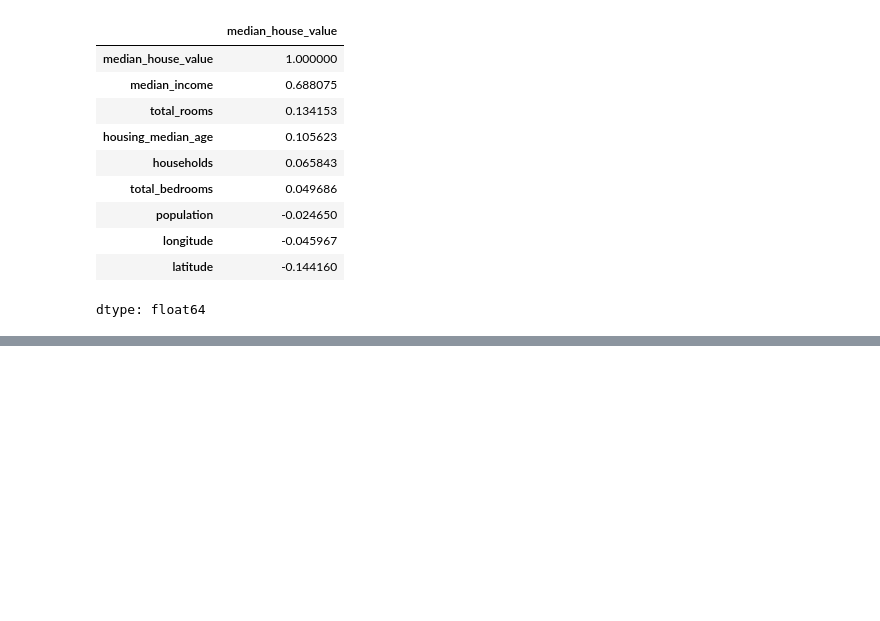
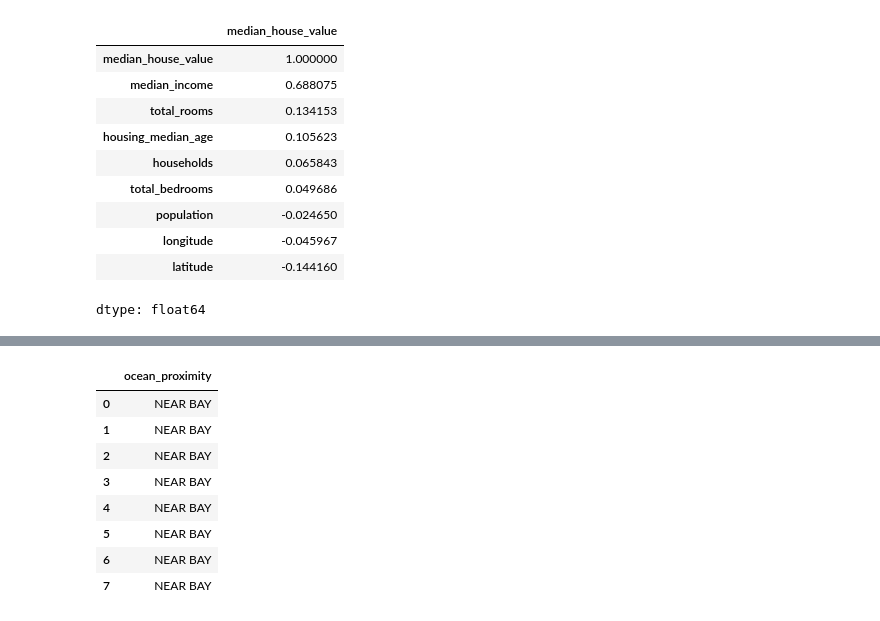
Before and after one commit to julialenc/california-housing-prediction, a Jupyter notebook: notebooks/housing_analysis.ipynb, the cells around one changed output, grey strips where cells are left out. Drawn from its saved outputs; the diff is of its cells as text; code cells hidden in the pictures; blank space fills up the shorter version.

```diff
--- a/notebooks/housing_analysis.ipynb
+++ b/notebooks/housing_analysis.ipynb
@@ -467,0 +783,48 @@ dtype: float64
+# %%
+# Extract and examine CATEGORICAL data (non-numeric columns)
+
+# Step 1: Select the categorical column
+housing_cat = housing[["ocean_proximity"]]
+# Uses DOUBLE brackets [[]] to keep it as a DataFrame (not Series)
+# "ocean_proximity" - Text categories describing location relative to ocean
+# This is our ONLY categorical feature in the dataset
+
+# Step 2: View first 8 rows
+housing_cat.head(8)
+# Displays sample of categorical values
+
+# Expected output:
+#     ocean_proximity
+# 0        NEAR BAY      <- Text category
+# 1        NEAR BAY
+# 2        NEAR BAY
+# 3        NEAR BAY
+# 4        NEAR BAY
+# 5      <1H OCEAN      <- Different category
+# 6      <1H OCEAN
+# 7      <1H OCEAN
+
+# Why separate categorical from numeric?
+# ✗ Can't calculate median/mean on text!
+# ✗ Can't use directly in most ML models (need numbers)
+# ✓ Need special encoding techniques (coming next!)
+
+# Common categories in this column:
+# • "<1H OCEAN"  - Less than 1 hour from ocean
+# • "INLAND"     - Far from ocean
+# • "NEAR BAY"   - Close to bay area
+# • "NEAR OCEAN" - Close to ocean
+# • "ISLAND"     - On an island (rare)
+
+# Next steps will encode these text categories into numbers
+# using techniques like OrdinalEncoder or OneHotEncoder
+# %% [output]
+|  | ocean_proximity |
+| 0 | NEAR BAY |
+| 1 | NEAR BAY |
+| 2 | NEAR BAY |
+| 3 | NEAR BAY |
+| 4 | NEAR BAY |
+| 5 | NEAR BAY |
+| 6 | NEAR BAY |
+| 7 | NEAR BAY |
```
Also changed, not shown: parts of 16 cells of this notebook.
